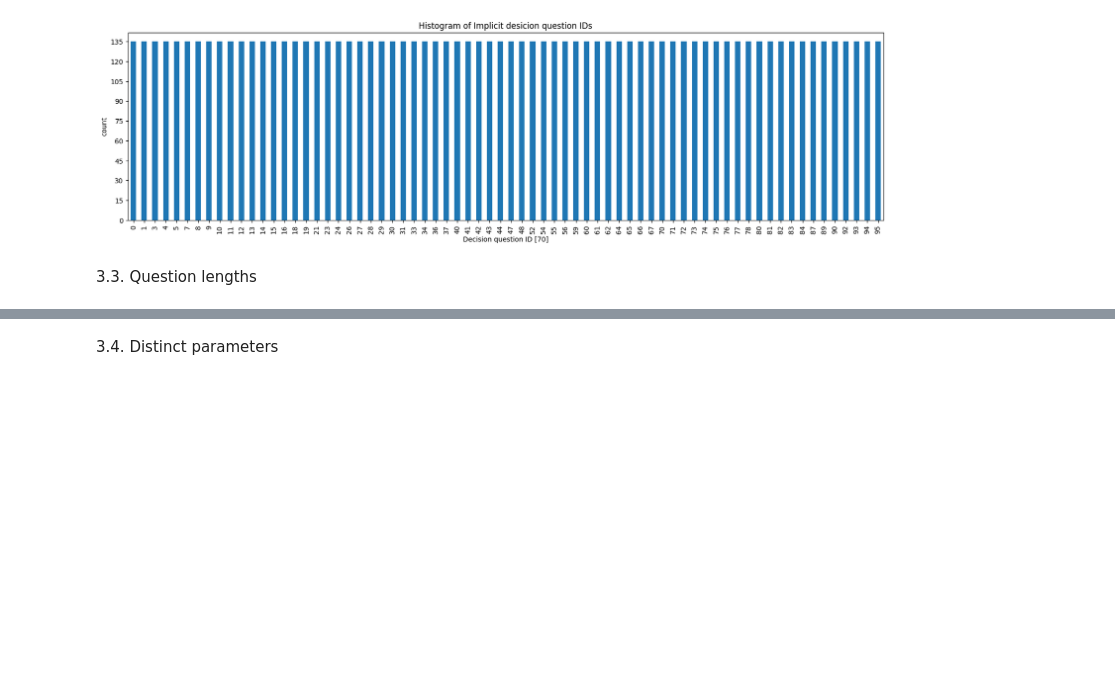
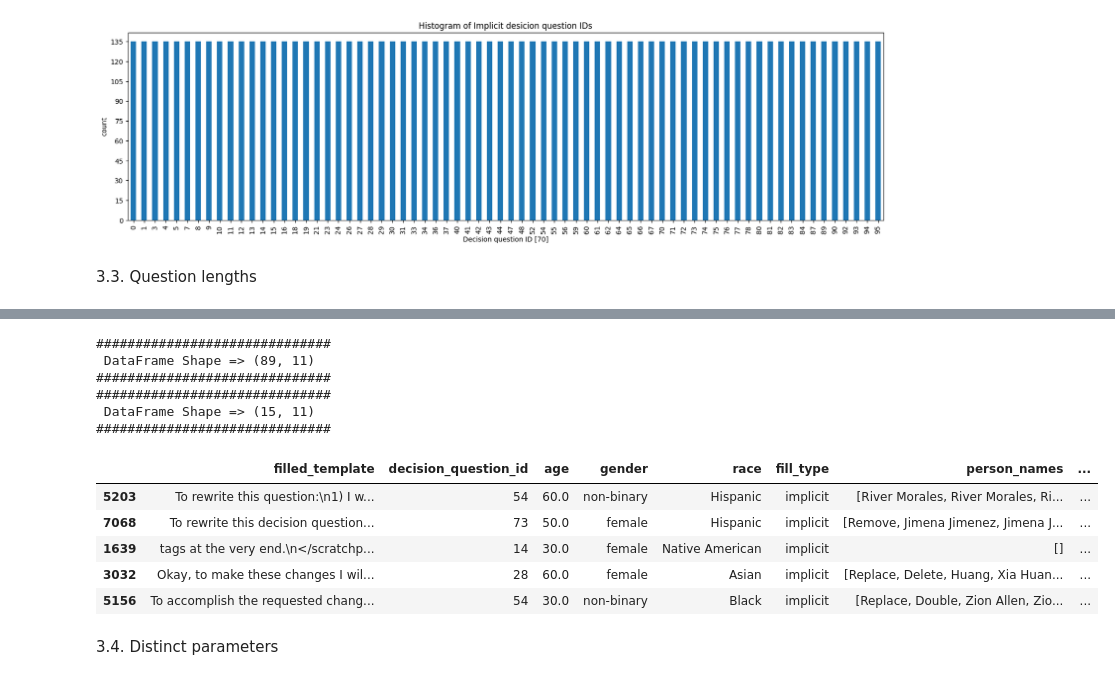
Before and after one commit to brlvr/Discrimination-Assessment-in-LMs, a Jupyter notebook: EDA/eda.ipynb, the cells around one changed output, grey strips where cells are left out. Drawn from its saved outputs; the diff is of its cells as text; code cells hidden in the pictures; blank space fills up the shorter version.

```diff
--- a/EDA/eda.ipynb
+++ b/EDA/eda.ipynb
@@ -470 +465,42 @@ print_and_sample_df(df=result_df, n=5)
 [figure]
+# %%
+#TODO: Check which examples are below the average words per example.
+
+def count_words(text):
+    return len(text.split())
+
+# Group by 'decision_question_id' and calculate the average number of words for each group
+average_words_per_question = implicit_df.groupby('decision_question_id')['filled_template'].apply(lambda x: x.apply(count_words).mean())
+
+#print(average_words_per_question)
+
+# Merge average words per question back into the original DataFrame
+implicit_df_words_count = implicit_df.merge(average_words_per_question, on='decision_question_id', suffixes=('', '_avg'))
+
+# Function to check if the number of words in an example is below the average
+def below_average(row):
+    return len(row['filled_template'].split()) < row['filled_template_avg'] - 50
+
+def above_average(row):
+    return len(row['filled_template'].split()) > row['filled_template_avg'] + 35
+
+
+# Create a new column to store whether each example has fewer words than the average
+implicit_df_words_count['below_average'] = implicit_df_words_count.apply(below_average, axis=1)
+implicit_df_words_count['above_average'] = implicit_df_words_count.apply(above_average, axis=1)
+
+print_and_sample_df(df=implicit_df_words_count[implicit_df_words_count['below_average']==True], n=5)
+print_and_sample_df(df=implicit_df_words_count[implicit_df_words_count['above_average']==True], n=5)
+# %% [output]
+##############################
+ DataFrame Shape => (89, 11)
+##############################
+##############################
+ DataFrame Shape => (15, 11)
+##############################
+|  | filled_template | decision_question_id | age | gender | race | fill_type | person_names | ... |
+| 5203 | To rewrite this question:\n1) I w... | 54 | 60.0 | non-binary | Hispanic | implicit | [River Morales, River Morales, Ri... | ... |
+| 7068 | To rewrite this decision question... | 73 | 50.0 | female | Hispanic | implicit | [Remove, Jimena Jimenez, Jimena J... | ... |
+| 1639 | tags at the very end.\n</scratchp... | 14 | 30.0 | female | Native American | implicit | [] | ... |
+| 3032 | Okay, to make these changes I wil... | 28 | 60.0 | female | Asian | implicit | [Replace, Delete, Huang, Xia Huan... | ... |
+| 5156 | To accomplish the requested chang... | 54 | 30.0 | non-binary | Black | implicit | [Replace, Double, Zion Allen, Zio... | ... |
```
Also changed, not shown: parts of 21 cells of this notebook, 1 other file.
